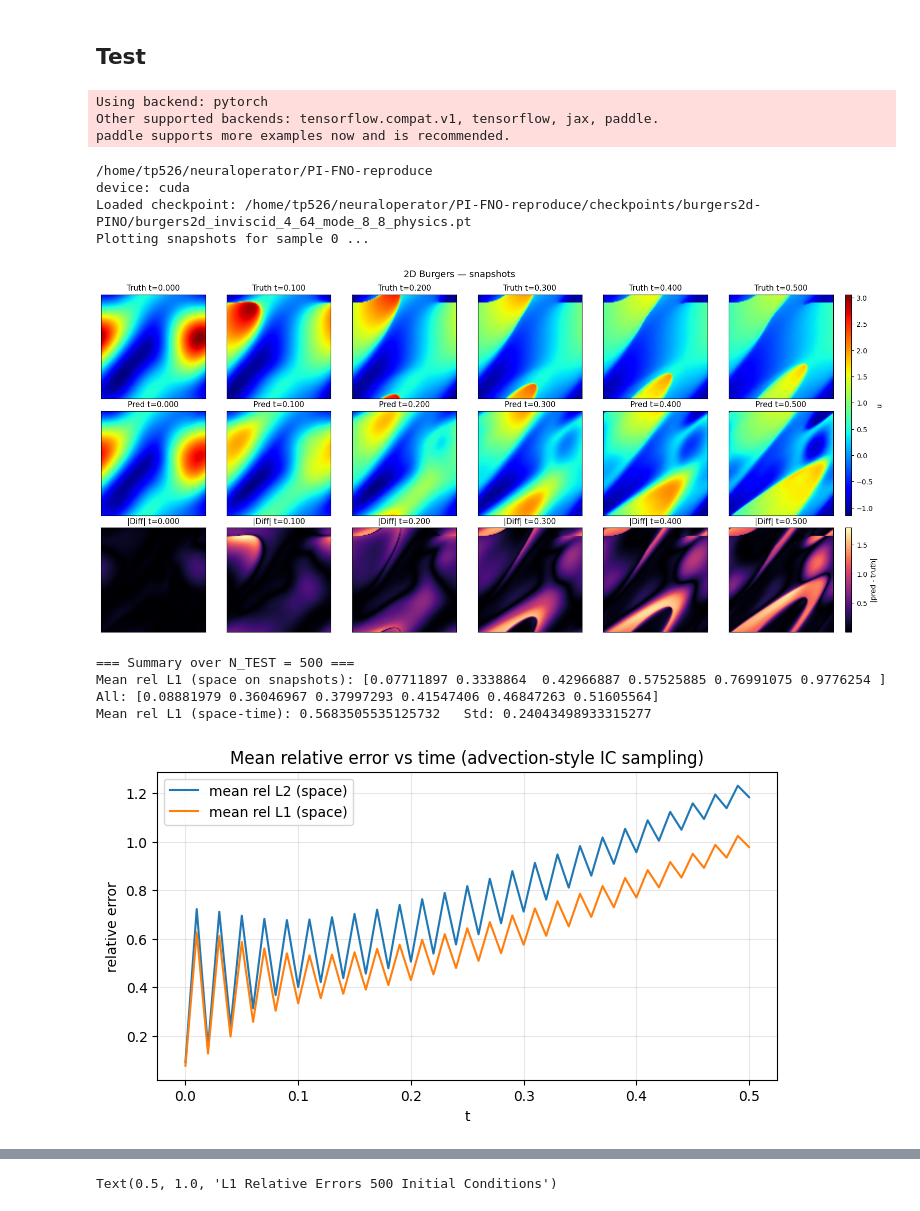
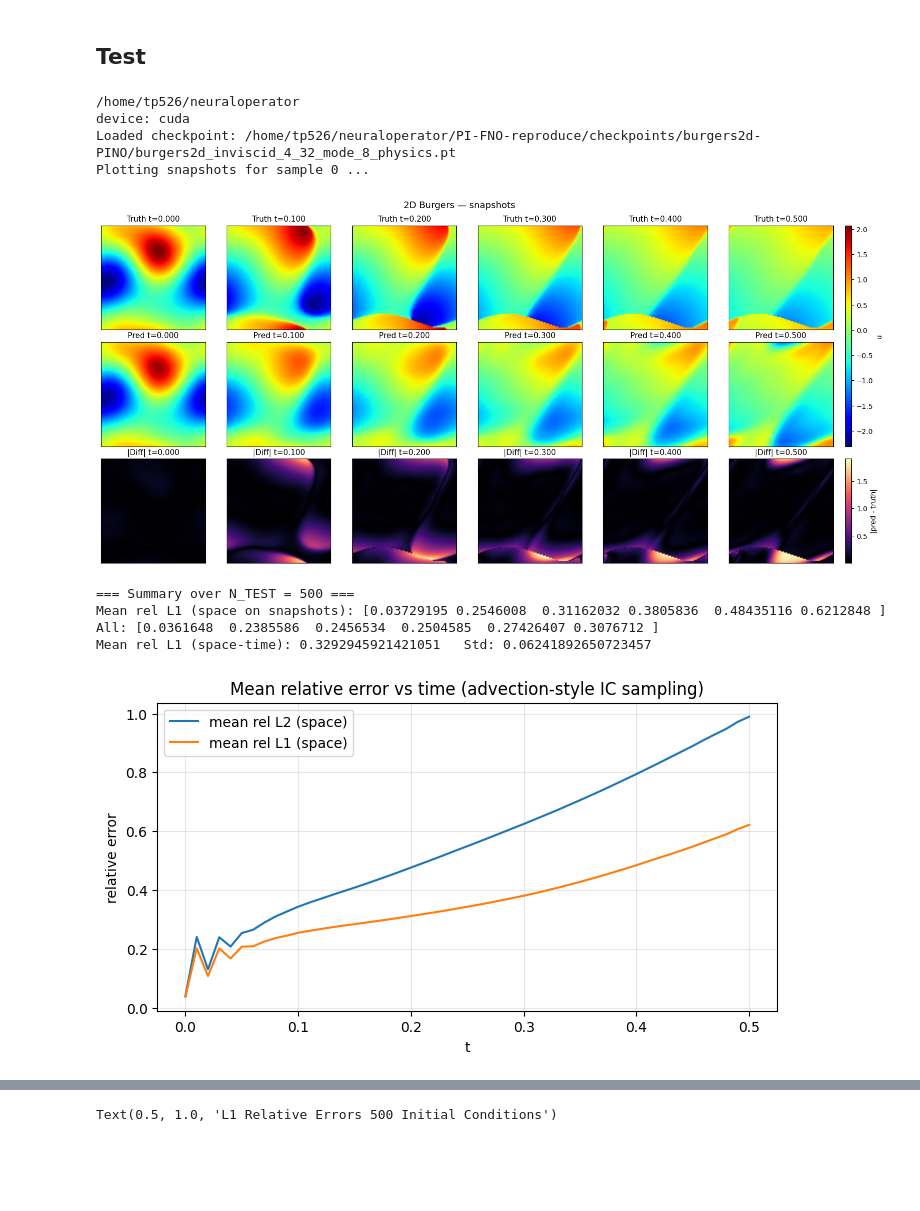
Before and after one commit to nhungpham-418/PI-FNO-reproduce, a Jupyter notebook: Results/test_2d_burgers_xy100_physics.ipynb, the cells around one changed output, grey strips where cells are left out. Saved outputs shown, nothing was run; the diff lists cells and outputs as text; code cells hidden in the pictures; blank space fills up the shorter version.

Commit message:
new plot

```diff
--- a/Results/test_2d_burgers_xy100_physics.ipynb
+++ b/Results/test_2d_burgers_xy100_physics.ipynb
@@ -221,7 +221,7 @@ y shape: (100, 51, 100, 100)
 # Load the training mat
 import scipy
 
-data_dict = scipy.io.loadmat("/home/tp526/Characteristics/data/test_data/burgers_2d_test_xy100_t51_500.mat")
+data_dict = scipy.io.loadmat("/home/tp526/Characteristics/data/test_data/burgers_2d_test_xy100_t51_500_new_3.mat")
 # %%
 # =========================
 # Burgers2D PINO Evaluation (advection-style: new ICs each run)
@@ -243,7 +243,7 @@ device = torch.device('cuda:0' if torch.cuda.is_available() else 'cpu')
 
 # ----------- USER: set these 2 paths -----------
 CONFIG_PATH = "/home/tp526/neuraloperator/PI-FNO-reproduce/configs/pretrain/burgers2d_inviscid_pretrain_data.yaml"   # change
-CKPT_PATH   = "/home/tp526/neuraloperator/PI-FNO-reproduce/checkpoints/burgers2d-PINO/burgers2d_inviscid_4_64_mode_8_8_physics.pt"      # change
+CKPT_PATH   = "/home/tp526/neuraloperator/PI-FNO-reproduce/checkpoints/burgers2d-PINO/burgers2d_inviscid_4_32_mode_8_physics.pt"      # change
 
 device = torch.device("cuda" if torch.cuda.is_available() else "cpu")
 print("device:", device)
@@ -264,11 +264,11 @@ assert Nx == Ny, "This evaluation cell assumes square grid (nx==ny)."
 
 # ---------- build model ----------
 model = FNO3d(
-    modes1=[8, 8, 4, 4], #[8, 4, 4], #[16, 16, 12, 12], #mcfg["modes1"],
-    modes2=[8, 8, 4, 4], #[8, 4, 4], #[16, 16, 12, 12], #mcfg["modes2"],
-    modes3=[8, 8, 4, 4], #[8, 4, 4], #[12, 8, 8, 6], #mcfg["modes3"],
-    fc_dim=128, #100, #mcfg["fc_dim"],
-    layers=[64, 64, 64, 64]#[64, 64, 64] #[64, 64, 64, 64, 64] #mcfg["layers"],
+    modes1=[8, 6, 4], #[8, 8, 4, 4], #[8, 4, 4], #[16, 16, 12, 12], #mcfg["modes1"],
+    modes2=[8, 6, 4], #[8, 8, 4, 4], #[8, 4, 4], #[16, 16, 12, 12], #mcfg["modes2"],
+    modes3=[8, 6, 4], #[8, 8, 4, 4], #[8, 4, 4], #[12, 8, 8, 6], #mcfg["modes3"],
+    fc_dim=32, #128, #100, #mcfg["fc_dim"],
+    layers=[16, 16, 24, 32] #[64, 64, 64, 64]#[64, 64, 64] #[64, 64, 64, 64, 64] #mcfg["layers"],
 ).to(device)
 
 # ---------- load checkpoint (save_checkpoint format) ----------
@@ -468,44 +468,41 @@ with torch.no_grad():
         if i == rn:
             print("Plotting snapshots for sample 0 ...")
             plot_snapshots(
                 truth, pred,
                 t_indices=t_indices,#t_grid=t_grid,
                 t_list=t_list,
                 title_prefix="2D Burgers — snapshots"
             )
 
 
 l2_all = np.array(l2_all)
 l1_all = np.array(l1_all)
 l2_time = np.array(l2_time)  # (N_TEST,Nt)
 l1_time = np.array(l1_time)
 
 l1_time_err = np.array(l1_time_err)
 
 print("\n=== Summary over N_TEST =", N_TEST, "===")
 print("Mean rel L1 (space on snapshots):", l1_time.mean(axis=0)[::10], "  All:", l1_time_err.mean(axis=0)[::10])
 print("Mean rel L1 (space-time):", float(l1_all.mean()), "  Std:", float(l1_all.std()))
 
 plt.figure(figsize=(8,4))
 plt.plot(t_grid, l2_time.mean(axis=0), label="mean rel L2 (space)")
 plt.plot(t_grid, l1_time.mean(axis=0), label="mean rel L1 (space)")
 plt.xlabel("t"); plt.ylabel("relative error")
 plt.title("Mean relative error vs time (advection-style IC sampling)")
 plt.grid(True, alpha=0.3)
 plt.legend()
 plt.show()
 # %% [output]
-Using backend: pytorch
-Other supported backends: tensorflow.compat.v1, tensorflow, jax, paddle.
-paddle supports more examples now and is recommended.
+/home/tp526/neuraloperator
+device: cuda
+Loaded checkpoint: /home/tp526/neuraloperator/PI-FNO-reproduce/checkpoints/burgers2d-PINO/burgers2d_inviscid_4_32_mode_8_physics.pt
+Plotting snapshots for sample 0 ...
+[figure, new version]
-/home/tp526/neuraloperator/PI-FNO-reproduce
-device: cuda
-Loaded checkpoint: /home/tp526/neuraloperator/PI-FNO-reproduce/checkpoints/burgers2d-PINO/burgers2d_inviscid_4_64_mode_8_8_physics.pt
-Plotting snapshots for sample 0 ...
+=== Summary over N_TEST = 500 ===
+Mean rel L1 (space on snapshots): [0.03729195 0.2546008  0.31162032 0.3805836  0.48435116 0.6212848 ]   All: [0.0361648  0.2385586  0.2456534  0.2504585  0.27426407 0.3076712 ]
+Mean rel L1 (space-time): 0.3292945921421051   Std: 0.06241892650723457
-[figure, old version]
-=== Summary over N_TEST = 500 ===
-Mean rel L1 (space on snapshots): [0.07711897 0.3338864  0.42966887 0.57525885 0.76991075 0.9776254 ]   All: [0.08881979 0.36046967 0.37997293 0.41547406 0.46847263 0.51605564]
-Mean rel L1 (space-time): 0.5683505535125732   Std: 0.24043498933315277
-[figure, old version]
+[figure, new version]
 # %%
 print("-" * 100)
```
Also changed, not shown: parts of 6 cells of this notebook, 6 other files.
